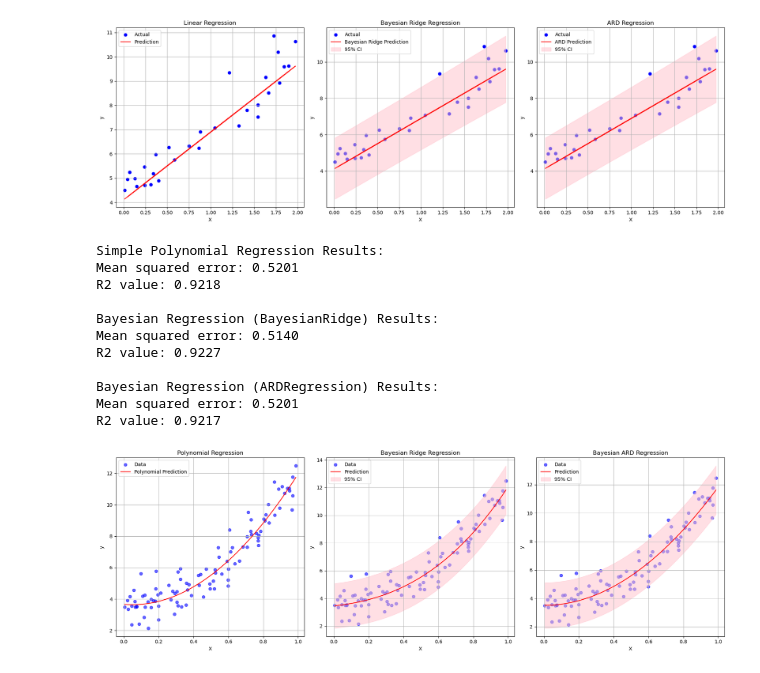
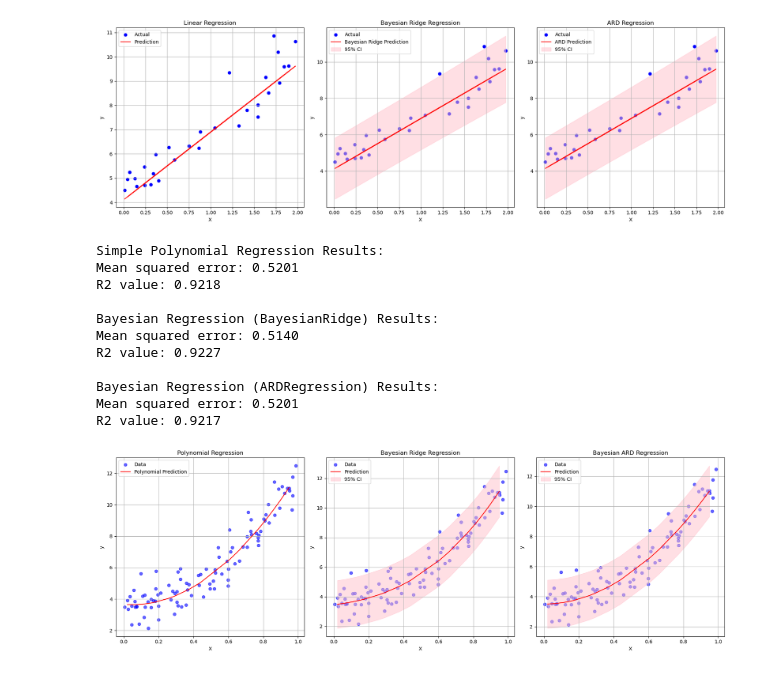
Before and after one commit to nguyenntkn/BayesianLinearRegression, a Jupyter notebook: main.ipynb, the cells around one changed output. Cells and saved outputs as stored; diff of their text form; code cells hidden in the pictures.

Commit message:
Fix sorting for plot

```diff
--- a/main.ipynb
+++ b/main.ipynb
@@ -155,7 +155,7 @@ print(f"R2 value: {r2_score(y_test, y_pred_poly):.4f}")
 
 # =============== Bayesian Ridge ===============
 bayes_model = BayesianRidge()
-bayes_model.fit(X_train, y_train)
+bayes_model.fit(X_train, y_train.ravel())
 y_pred_baye, y_std_baye = bayes_model.predict(X_test, return_std=True)
 
 print("\nBayesian Regression (BayesianRidge) Results:")
@@ -164,7 +164,7 @@ print(f"R2 value: {r2_score(y_test, y_pred_baye):.4f}")
 
 # =============== ARD Regression ===============
 ard_model = ARDRegression()
-ard_model.fit(X_train, y_train)
+ard_model.fit(X_train, y_train.ravel())
 y_pred_ard, y_std_ard = ard_model.predict(X_test, return_std=True)
 
 print("\nBayesian Regression (ARDRegression) Results:")
@@ -172,35 +172,32 @@ print(f"Mean squared error: {mean_squared_error(y_test, y_pred_ard):.4f}")
 print(f"R2 value: {r2_score(y_test, y_pred_ard):.4f}")
 
 # =============== Plotting ===============
-# Sort original data points by the first feature (X)
-sorted_idx = np.argsort(X_poly[:, 0])
-X_sorted = X_poly[sorted_idx, 0]  # 1D array for plotting x-axis
 
-# Predict on original data points
-y_poly_pred_sorted = poly_model.predict(X_poly)[sorted_idx]
+# Sort X_test and predictions by X[:, 0] for smooth curves
+X_test_original = X_test[:, 0]  # Original (non-poly) feature
+sorted_idx = np.argsort(X_test_original)
+X_sorted = X_test_original[sorted_idx]
 
-y_baye_mean_sorted, y_baye_std_sorted = bayes_model.predict(X_poly, return_std=True)
-y_baye_mean_sorted = y_baye_mean_sorted[sorted_idx]
-y_baye_std_sorted = y_baye_std_sorted[sorted_idx]
-
-y_ard_mean_sorted, y_ard_std_sorted = ard_model.predict(X_poly, return_std=True)
-y_ard_mean_sorted = y_ard_mean_sorted[sorted_idx]
-y_ard_std_sorted = y_ard_std_sorted[sorted_idx]
+# Sort predictions and std
+y_pred_poly_sorted = y_pred_poly[sorted_idx]
+y_pred_baye_sorted = y_pred_baye[sorted_idx]
+y_baye_std_sorted = y_std_baye[sorted_idx]
+y_pred_ard_sorted = y_pred_ard[sorted_idx]
+y_ard_std_sorted = y_std_ard[sorted_idx]
 
 # Compute 95% confidence intervals
 z = 1.96
-baye_upper = y_baye_mean_sorted + z * y_baye_std_sorted
-baye_lower = y_baye_mean_sorted - z * y_baye_std_sorted
-
-ard_upper = y_ard_mean_sorted + z * y_ard_std_sorted
-ard_lower = y_ard_mean_sorted - z * y_ard_std_sorted
+baye_upper = y_pred_baye_sorted + z * y_baye_std_sorted
+baye_lower = y_pred_baye_sorted - z * y_baye_std_sorted
+ard_upper = y_pred_ard_sorted + z * y_ard_std_sorted
+ard_lower = y_pred_ard_sorted - z * y_ard_std_sorted
 
 # Plot
 fig, ax = plt.subplots(1, 3, figsize=(18, 6))
 
 # --- Polynomial Regression Plot ---
 ax[0].scatter(X[:, 0], y, color='blue', alpha=0.6, label='Data')
-ax[0].plot(X_sorted, y_poly_pred_sorted, color='red', label='Polynomial Prediction')
+ax[0].plot(X_sorted, y_pred_poly_sorted, color='red', label='Polynomial Prediction')
 ax[0].set_title('Polynomial Regression')
 ax[0].set_xlabel('X')
 ax[0].set_ylabel('y')
@@ -209,38 +206,38 @@ ax[0].grid(True)
 
 # --- Bayesian Ridge Plot ---
 ax[1].scatter(X[:, 0], y, color='blue', alpha=0.6, label='Data')
-ax[1].plot(X_sorted, y_baye_mean_sorted, color='red', label='Prediction')
+ax[1].plot(X_sorted, y_pred_baye_sorted, color='red', label='Prediction')
 ax[1].fill_between(X_sorted, baye_lower, baye_upper,
                    color='pink', alpha=0.5, label='95% CI')
 ax[1].set_title('Bayesian Ridge Regression')
 ax[1].set_xlabel('X')
 ax[1].set_ylabel('y')
 ax[1].legend()
 ax[1].grid(True)
 
 # --- ARD Regression Plot ---
 ax[2].scatter(X[:, 0], y, color='blue', alpha=0.6, label='Data')
-ax[2].plot(X_sorted, y_ard_mean_sorted, color='red', label='Prediction')
+ax[2].plot(X_sorted, y_pred_ard_sorted, color='red', label='Prediction')
 ax[2].fill_between(X_sorted, ard_lower, ard_upper,
                    color='pink', alpha=0.5, label='95% CI')
 ax[2].set_title('Bayesian ARD Regression')
 ax[2].set_xlabel('X')
 ax[2].set_ylabel('y')
 ax[2].legend()
 ax[2].grid(True)
 
 plt.tight_layout()
 plt.show()
 # %% [output]
 Simple Polynomial Regression Results:
 Mean squared error: 0.5201
 R2 value: 0.9218
 
 Bayesian Regression (BayesianRidge) Results:
 Mean squared error: 0.5140
 R2 value: 0.9227
 
 Bayesian Regression (ARDRegression) Results:
 Mean squared error: 0.5201
 R2 value: 0.9217
-[figure, old version]
+[figure, new version]
```
